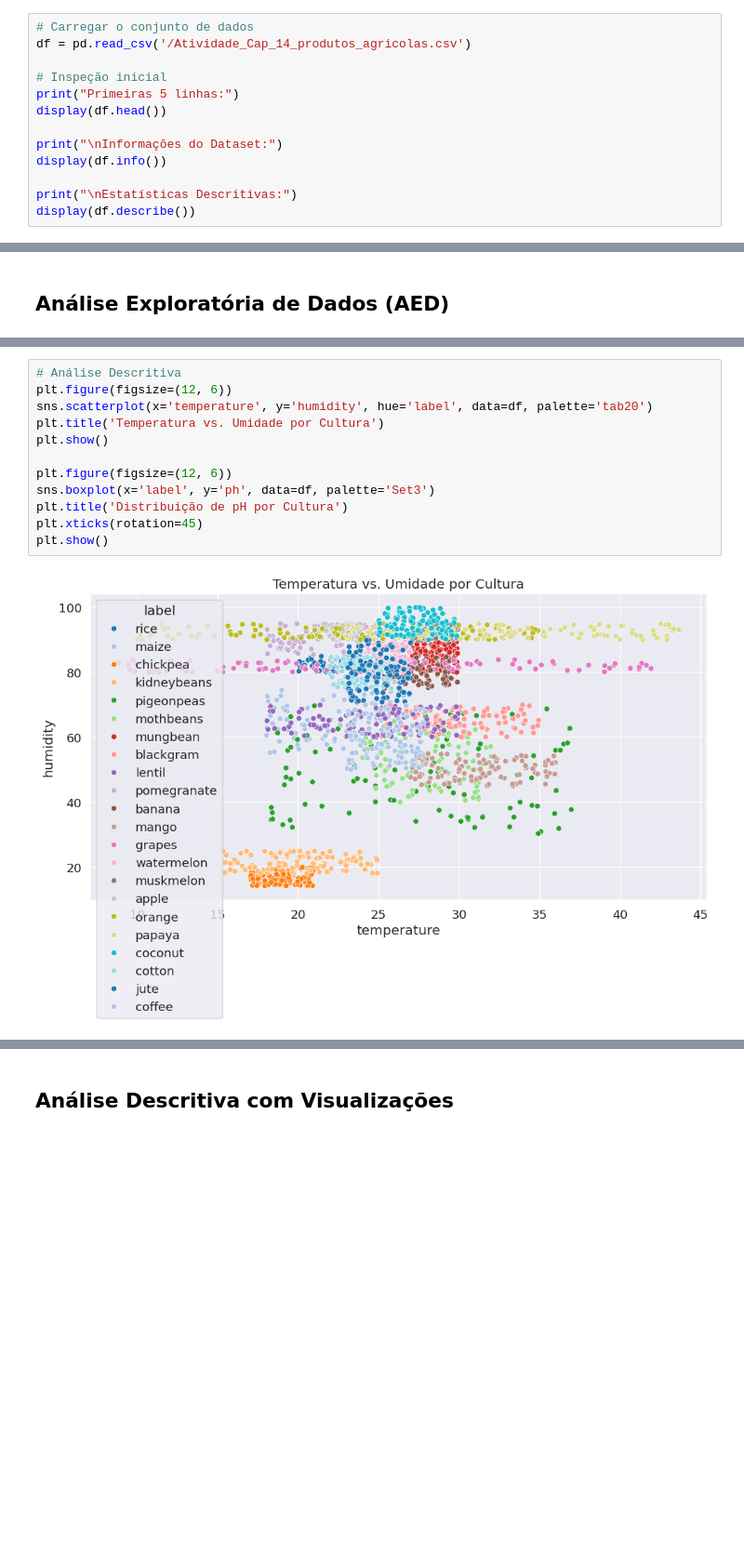
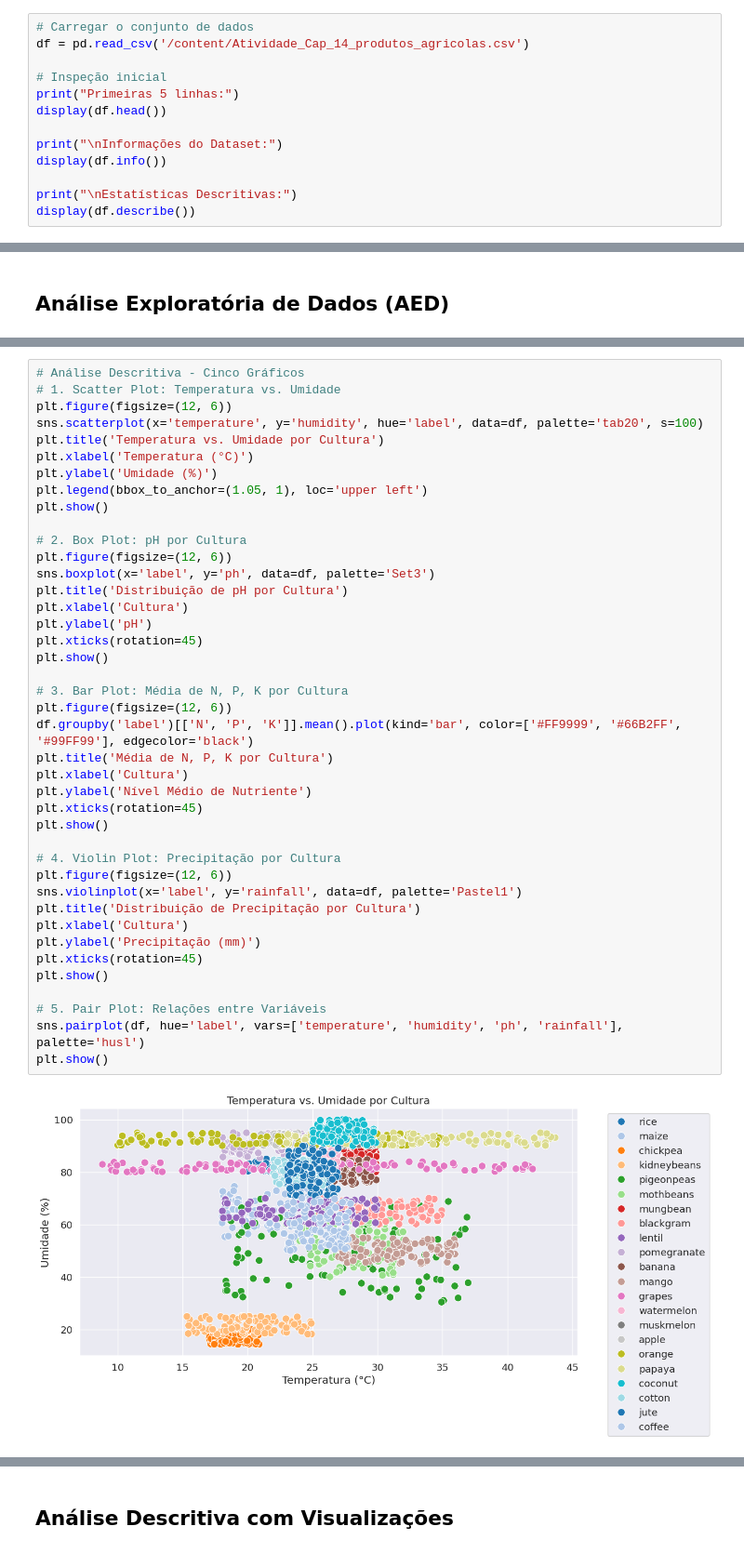
Before and after one commit to YanCotta/AgriDataAnalytics, a Jupyter notebook: notebooks/main.ipynb, the cells around one changed output, grey strips where cells are left out. Shown at 93% size. Cells and saved outputs as stored; diff of their text form; blank space fills up the shorter version.

Commit message:
last refinements to notebook and data analytics

```diff
--- a/notebooks/main.ipynb
+++ b/notebooks/main.ipynb
@@ -31,7 +31,7 @@ sns.set_context("notebook", font_scale=1.2)
 ## Carregamento e Exploração Inicial dos Dados
 # %%
 # Carregar o conjunto de dados
-df = pd.read_csv('/Atividade_Cap_14_produtos_agricolas.csv')
+df = pd.read_csv('/content/Atividade_Cap_14_produtos_agricolas.csv')
 
 # Inspeção inicial
 print("Primeiras 5 linhas:")
@@ -135,19 +136,48 @@ dtype: int64
 [figure]
 [figure]
 # %%
-# Análise Descritiva
+# Análise Descritiva - Cinco Gráficos
+# 1. Scatter Plot: Temperatura vs. Umidade
 plt.figure(figsize=(12, 6))
-sns.scatterplot(x='temperature', y='humidity', hue='label', data=df, palette='tab20')
+sns.scatterplot(x='temperature', y='humidity', hue='label', data=df, palette='tab20', s=100)
 plt.title('Temperatura vs. Umidade por Cultura')
+plt.xlabel('Temperatura (°C)')
+plt.ylabel('Umidade (%)')
+plt.legend(bbox_to_anchor=(1.05, 1), loc='upper left')
 plt.show()
 
+# 2. Box Plot: pH por Cultura
 plt.figure(figsize=(12, 6))
 sns.boxplot(x='label', y='ph', data=df, palette='Set3')
 plt.title('Distribuição de pH por Cultura')
+plt.xlabel('Cultura')
+plt.ylabel('pH')
 plt.xticks(rotation=45)
 plt.show()
+
+# 3. Bar Plot: Média de N, P, K por Cultura
+plt.figure(figsize=(12, 6))
+df.groupby('label')[['N', 'P', 'K']].mean().plot(kind='bar', color=['#FF9999', '#66B2FF', '#99FF99'], edgecolor='black')
+plt.title('Média de N, P, K por Cultura')
+plt.xlabel('Cultura')
+plt.ylabel('Nível Médio de Nutriente')
+plt.xticks(rotation=45)
+plt.show()
+
+# 4. Violin Plot: Precipitação por Cultura
+plt.figure(figsize=(12, 6))
+sns.violinplot(x='label', y='rainfall', data=df, palette='Pastel1')
+plt.title('Distribuição de Precipitação por Cultura')
+plt.xlabel('Cultura')
+plt.ylabel('Precipitação (mm)')
+plt.xticks(rotation=45)
+plt.show()
+
+# 5. Pair Plot: Relações entre Variáveis
+sns.pairplot(df, hue='label', vars=['temperature', 'humidity', 'ph', 'rainfall'], palette='husl')
+plt.show()
 # %% [output]
-[figure, old version]
+[figure, new version]
 Passing `palette` without assigning `hue` is deprecated and will be removed in v0.14.0. Assign the `x` variable to `hue` and set `legend=False` for the same effect.
 
   sns.boxplot(x='label', y='ph', data=df, palette='Set3')
```
Also changed, not shown: parts of 10 cells of this notebook.
